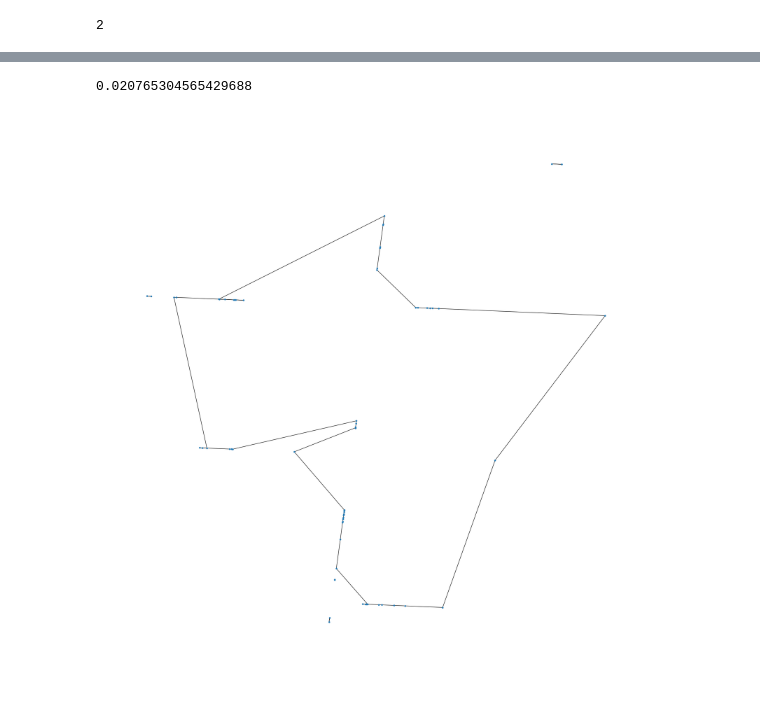
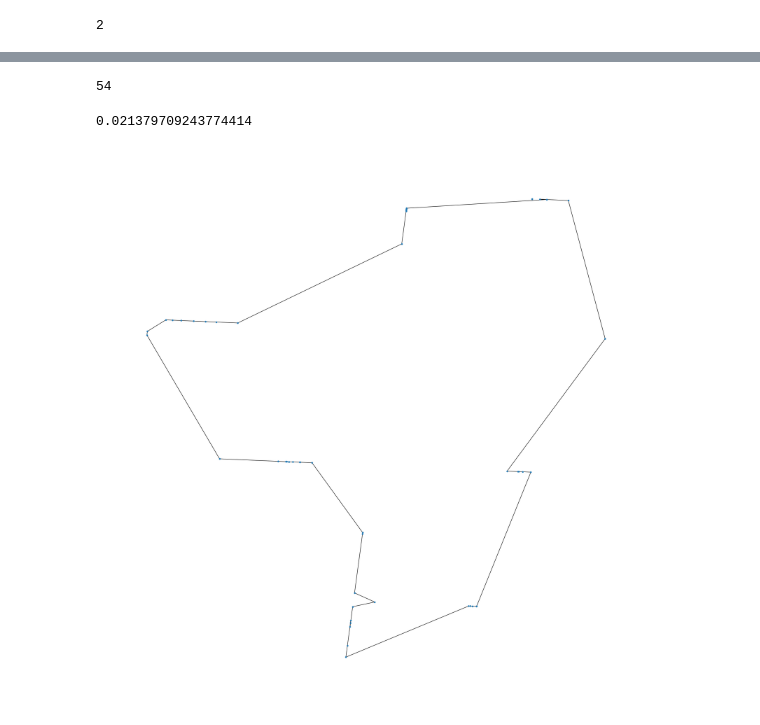
Before and after one commit to pierremennesson/contours_lines, a Jupyter notebook: contours_merging.ipynb, the cells around one changed output, grey strips where cells are left out. Cells and saved outputs as stored; diff of their text form; code cells hidden in the pictures.

```diff
--- a/contours_merging.ipynb
+++ b/contours_merging.ipynb
@@ -34,7 +34,7 @@ tree_edges_table_name="tree_edges"
 # %% [output]
 2
 # %%
-level=500
+level=250
 t1=time.time()
 level_open_contours_df=get_level_contours_df(cursor,level,is_closed=False)
 crs=level_open_contours_df.estimate_utm_crs()
@@ -69,6 +73,6 @@ for ls in level_open_contours_df['geometry']:
 # %%
 t1=time.time()
-G_extremities=build_open_contour_graph(level_open_contours_df,max_distance=1,MLS=None)
+G_extremities=build_open_contour_graph(level_open_contours_df,max_distance=1)
 t2=time.time()
 print(t2-t1)
 pos=pos={node:(data['x'],data['y']) for node,data in G_extremities.nodes(data=True)}
@@ -79,10 +83,16 @@ nx.draw(G_extremities,pos=pos,node_size=10)
+# %%
+len(list(nx.connected_components(G_extremities)))
+# %% [output]
+54
 # %%
 t1=time.time()
 clean_graph(G_extremities)
+remove_branch(G_extremities)
+
 t2=time.time()
 print(t2-t1)
 nx.draw(G_extremities,pos=pos,node_size=10)
 # %% [output]
-0.020765304565429688
+0.021379709243774414
-[figure, old version]
+[figure, new version]
 # %%
```
Also changed, not shown: parts of 7 cells of this notebook, 11 other files.
